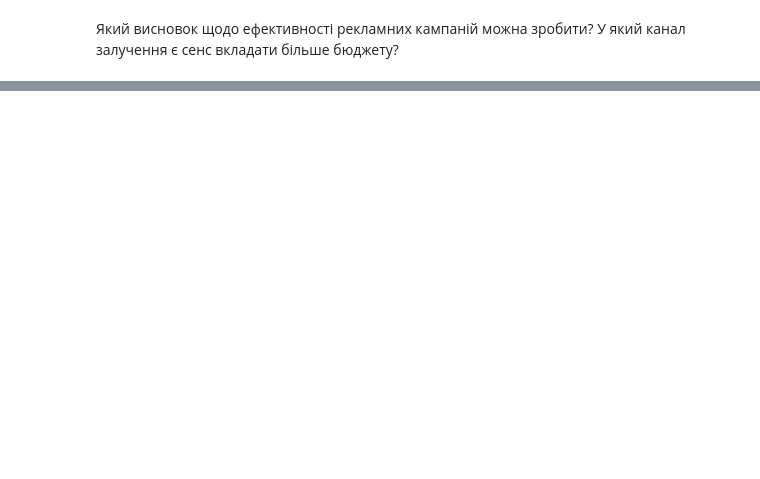
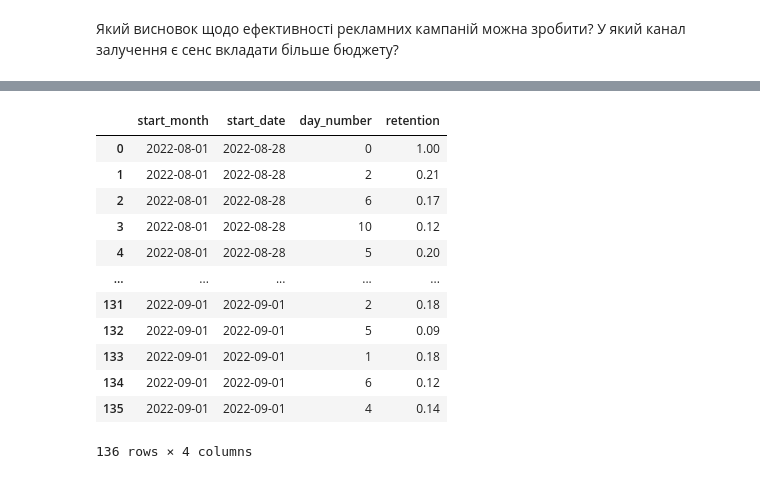
Before and after one commit to Aranaur/py4ds, a Jupyter notebook: sql_metrics.ipynb, the cells around one changed output, grey strips where cells are left out. Cells and saved outputs as stored; diff of their text form; code cells hidden in the pictures; blank space fills up the shorter version.

```diff
--- a/sql_metrics.ipynb
+++ b/sql_metrics.ipynb
@@ -1688,0 +1961,31 @@ fig.show()
+# %%
+# | code-fold: true
+# | code-summary: "Рішення"
+
+%%sql
+SELECT date_trunc('month', start_date)::date as start_month,
+       start_date,
+       date - start_date as day_number,
+       round(users::decimal / max(users) OVER (PARTITION BY start_date), 2) as retention
+FROM   (SELECT start_date,
+               date,
+               count(distinct user_id) as users
+        FROM   (SELECT user_id,
+                       time::date as date,
+                       min(time::date) OVER (PARTITION BY user_id) as start_date
+                FROM   user_actions) t1
+        GROUP BY start_date, date) t2
+# %% [output]
+|  | start_month | start_date | day_number | retention |
+| 0 | 2022-08-01 | 2022-08-28 | 0 | 1.00 |
+| 1 | 2022-08-01 | 2022-08-28 | 2 | 0.21 |
+| 2 | 2022-08-01 | 2022-08-28 | 6 | 0.17 |
+| 3 | 2022-08-01 | 2022-08-28 | 10 | 0.12 |
+| 4 | 2022-08-01 | 2022-08-28 | 5 | 0.20 |
+| ... | ... | ... | ... | ... |
+| 131 | 2022-09-01 | 2022-09-01 | 2 | 0.18 |
+| 132 | 2022-09-01 | 2022-09-01 | 5 | 0.09 |
+| 133 | 2022-09-01 | 2022-09-01 | 1 | 0.18 |
+| 134 | 2022-09-01 | 2022-09-01 | 6 | 0.12 |
+| 135 | 2022-09-01 | 2022-09-01 | 4 | 0.14 |
+136 rows × 4 columns
```
Also changed, not shown: parts of 13 cells of this notebook, 2 other files.
